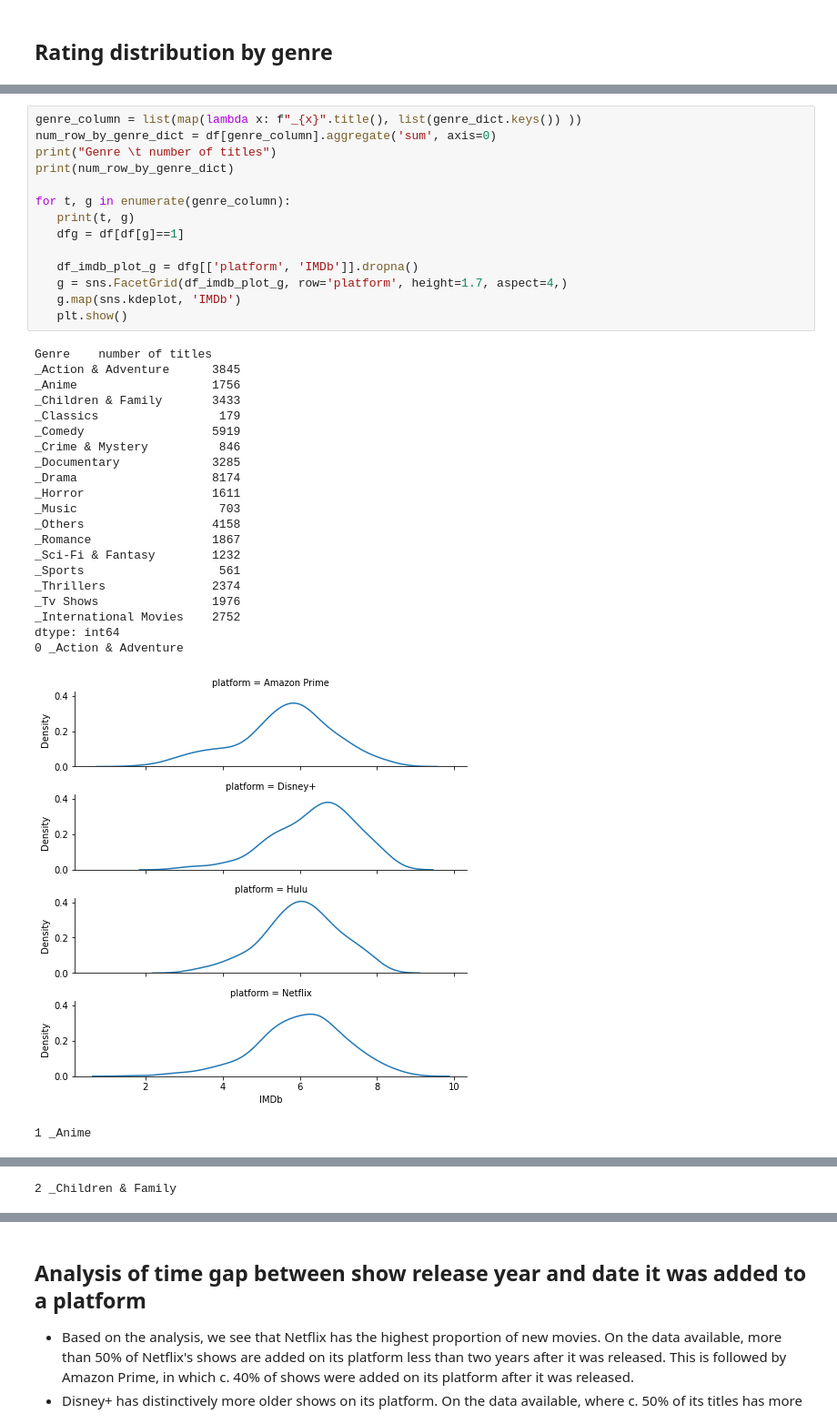
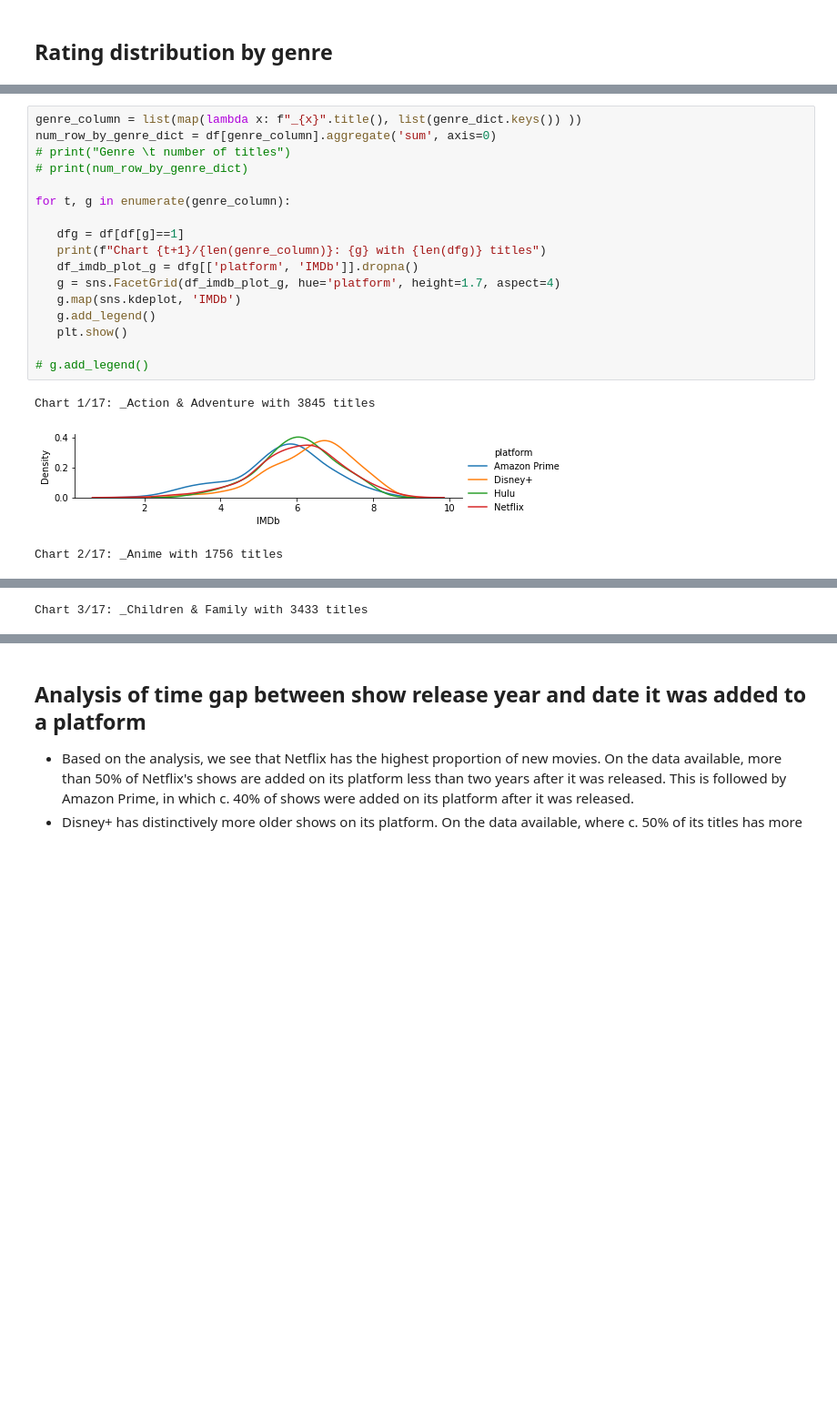
Before and after one commit to aooi5469/team1_dwp_assignment, a Jupyter notebook: Final_Data_Wrangling_Assignment.ipynb, the cells around one changed output, grey strips where cells are left out. Shown at 91% size. Cells and saved outputs as stored; diff of their text form; blank space fills up the shorter version.

Commit message:
added sns kdeplot legend

```diff
--- a/Final_Data_Wrangling_Assignment.ipynb
+++ b/Final_Data_Wrangling_Assignment.ipynb
@@ -1067,37 +1067,21 @@ display(df.head(2))
 # %%
 genre_column = list(map(lambda x: f"_{x}".title(), list(genre_dict.keys()) ))
 num_row_by_genre_dict = df[genre_column].aggregate('sum', axis=0)
-print("Genre \t number of titles")
-print(num_row_by_genre_dict)
+# print("Genre \t number of titles")
+# print(num_row_by_genre_dict)
 
 for t, g in enumerate(genre_column):
-   print(t, g)
+
    dfg = df[df[g]==1]
+   print(f"Chart {t+1}/{len(genre_column)}: {g} with {len(dfg)} titles")
+   df_imdb_plot_g = dfg[['platform', 'IMDb']].dropna()
+   g = sns.FacetGrid(df_imdb_plot_g, hue='platform', height=1.7, aspect=4)
+   g.map(sns.kdeplot, 'IMDb')
+   g.add_legend()
+   plt.show()
 
-   df_imdb_plot_g = dfg[['platform', 'IMDb']].dropna()
-   g = sns.FacetGrid(df_imdb_plot_g, row='platform', height=1.7, aspect=4,)
-   g.map(sns.kdeplot, 'IMDb')
-   plt.show()
+# g.add_legend()
 # %% [output]
-Genre    number of titles
-_Action & Adventure      3845
-_Anime                   1756
-_Children & Family       3433
-_Classics                 179
-_Comedy                  5919
-_Crime & Mystery          846
-_Documentary             3285
-_Drama                   8174
-_Horror                  1611
-_Music                    703
-_Others                  4158
-_Romance                 1867
-_Sci-Fi & Fantasy        1232
-_Sports                   561
-_Thrillers               2374
-_Tv Shows                1976
-_International Movies    2752
-dtype: int64
-0 _Action & Adventure
+Chart 1/17: _Action & Adventure with 3845 titles
-[figure, old version]
+[figure, new version]
-1 _Anime
+Chart 2/17: _Anime with 1756 titles
@@ -1105 +1089 @@ dtype: int64
-2 _Children & Family
+Chart 3/17: _Children & Family with 3433 titles
```
Also changed, not shown: parts of 1 cell of this notebook.
